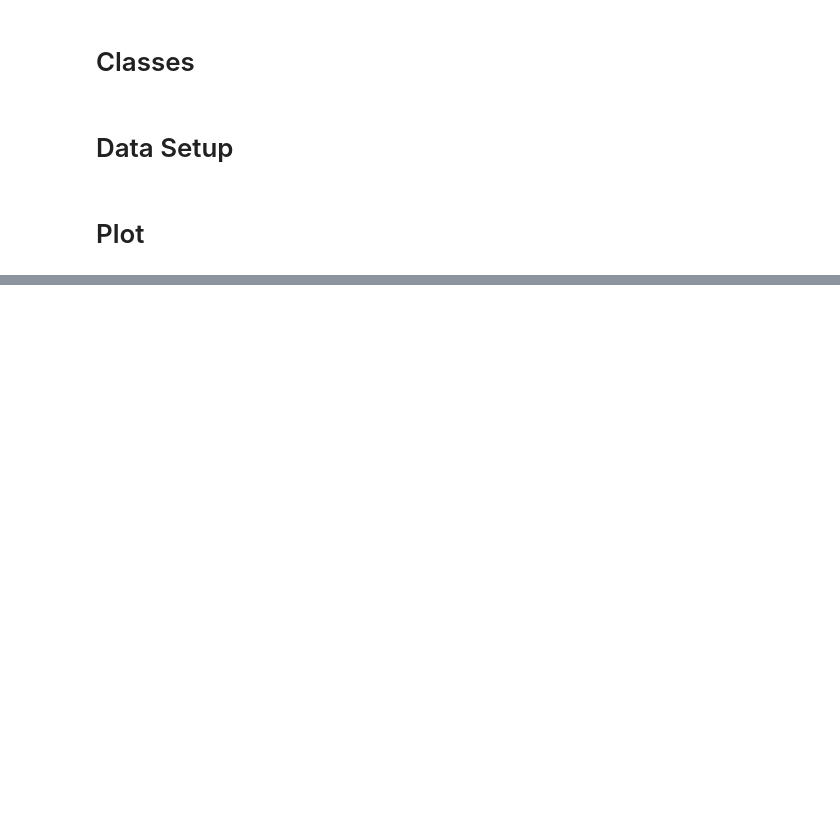
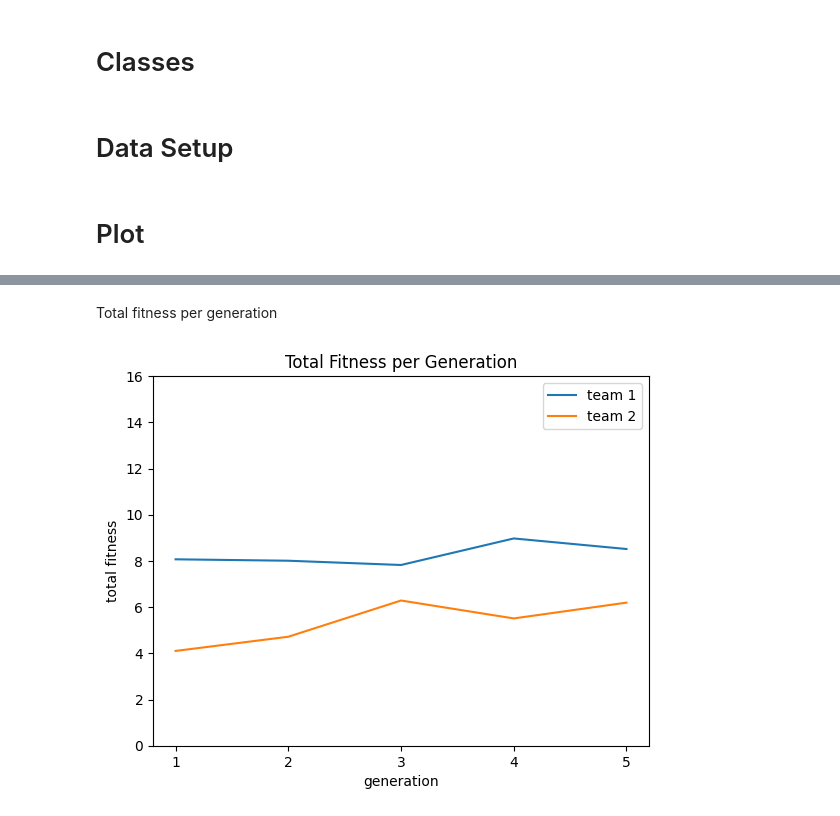
Before and after one commit to LucasSchurer/GeneticAlgorithm, a Jupyter notebook: DataVisualizer/ga_visualizer.ipynb, the cells around one changed output, grey strips where cells are left out. Cells and saved outputs as stored; diff of their text form; code cells hidden in the pictures; blank space fills up the shorter version.

```diff
--- a/DataVisualizer/ga_visualizer.ipynb
+++ b/DataVisualizer/ga_visualizer.ipynb
@@ -265,0 +309,23 @@ plt.show()
+# %% [markdown]
+Total fitness per generation
+# %%
+def plot_total_fitness_per_generation(ga_data, label) :
+    total_fitness = [generation.total_fitness for generation in ga_data.generations]
+    plt.plot(generations, total_fitness, label = label)
+
+fig, ax = plt.subplots()
+
+plt.title('Total Fitness per Generation')
+
+plt.xlabel('generation')
+plt.ylabel('total fitness')
+
+plt.ylim(0, creature_count)
+
+plot_total_fitness_per_generation(team1_data, 'team 1')
+plot_total_fitness_per_generation(team2_data, 'team 2')
+
+plt.legend()
+plt.show()
+# %% [output]
+[figure, added]
```
Also changed, not shown: parts of 12 cells of this notebook, 9 other files.
